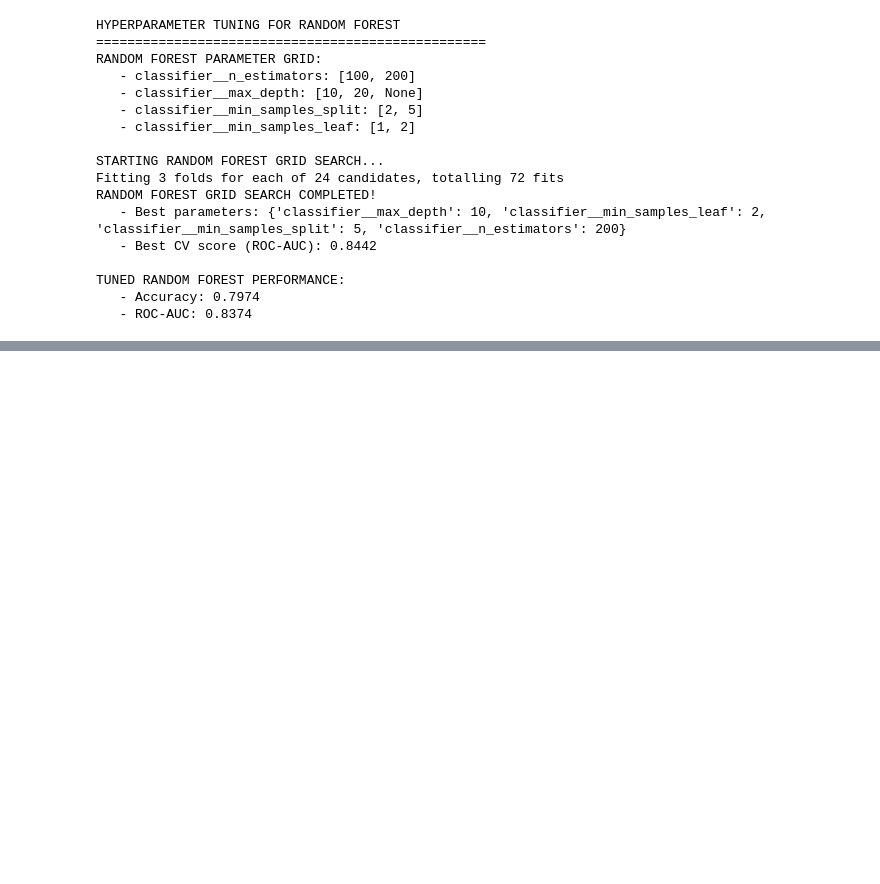
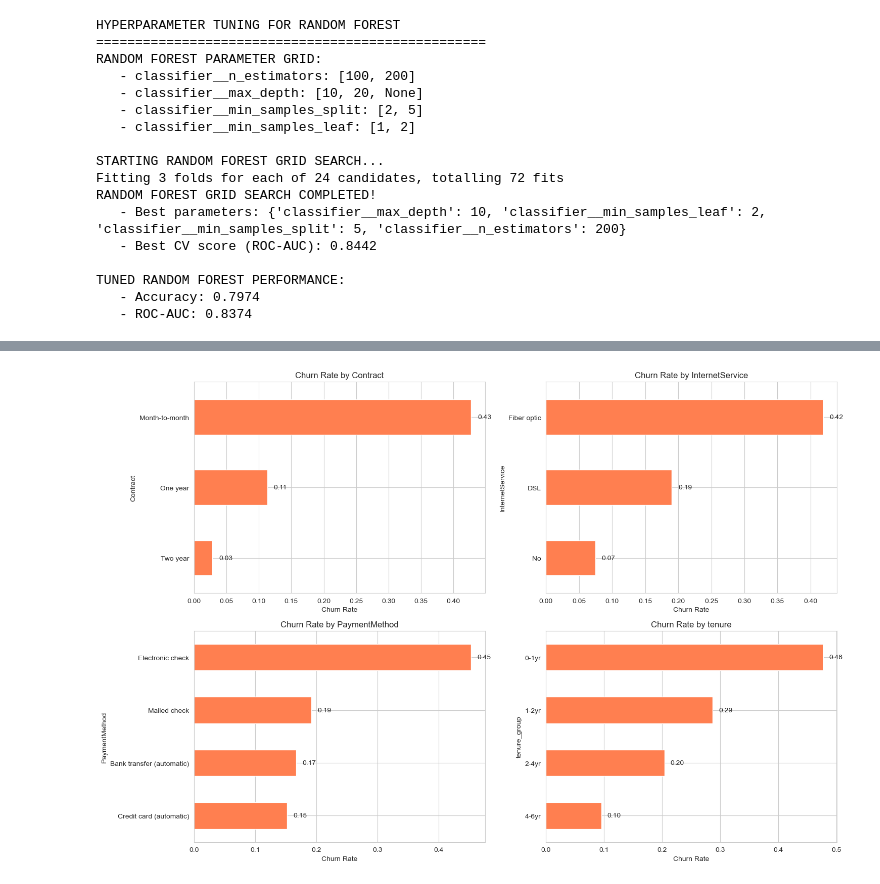
Before and after one commit to MariaImran2023/Telco-customer-churn, a Jupyter notebook: telco_churn_notebook.ipynb, the cells around one changed output, grey strips where cells are left out. Cells and saved outputs as stored; diff of their text form; code cells hidden in the pictures; blank space fills up the shorter version.

Commit message:
business insights, recommendations and results

```diff
--- a/telco_churn_notebook.ipynb
+++ b/telco_churn_notebook.ipynb
@@ -709,0 +801,90 @@ for model, model_type in model_types.items():
+# %%
+print("BUSINESS INSIGHTS AND RECOMMENDATIONS")
+print("=" * 50)
+
+print("1. KEY DRIVERS OF CUSTOMER CHURN:")
+top_features = feature_importance_df.head(5)
+for idx, row in top_features.iterrows():
+    print(f"   - {row['feature']}: {row['importance']:.3f}")
+
+print("\n2. HIGH-RISK CUSTOMER SEGMENTS:")
+high_risk_features = ['Contract', 'InternetService', 'PaymentMethod', 'tenure']
+
+plt.figure(figsize=(15, 10))
+
+for i, feature in enumerate(high_risk_features, 1):
+    plt.subplot(2, 2, i)
+
+    if feature == 'tenure':
+        df_model['tenure_group'] = pd.cut(df_model['tenure'],
+                                        bins=[0, 12, 24, 48, 72, 100],
+                                        labels=['0-1yr', '1-2yr', '2-4yr', '4-6yr', '6+yr'])
+        churn_data = df_model.groupby('tenure_group')['Churn'].mean()
+    else:
+        churn_data = df_model.groupby(feature)['Churn'].mean()
+
+    churn_data = churn_data.dropna().sort_values(ascending=True)
+
+    if len(churn_data) > 0:
+        bars = churn_data.plot(kind='barh', color='coral')
+        plt.title(f'Churn Rate by {feature}')
+        plt.xlabel('Churn Rate')
+
+        for j, (category, churn_rate) in enumerate(churn_data.items()):
+            if pd.notna(churn_rate) and np.isfinite(churn_rate):
+                plt.text(churn_rate + 0.01, j, f'{churn_rate:.2f}', va='center')
+    else:
+        plt.text(0.5, 0.5, 'No data available', ha='center', va='center', transform=plt.gca().transAxes)
+        plt.title(f'Churn Rate by {feature} (No Data)')
+
+plt.tight_layout()
+plt.show()
+
+print("\nHIGHEST RISK CUSTOMER SEGMENTS:")
+high_risk_segments = []
+
+contract_churn = df_model.groupby('Contract')['Churn'].mean()
+if len(contract_churn) > 0:
+    highest_contract = contract_churn.idxmax()
+    highest_contract_rate = contract_churn.max()
+    high_risk_segments.append(f"Contract: {highest_contract} ({highest_contract_rate:.1%})")
+
+# Internet service
+internet_churn = df_model.groupby('InternetService')['Churn'].mean()
+if len(internet_churn) > 0:
+    highest_internet = internet_churn.idxmax()
+    highest_internet_rate = internet_churn.max()
+    high_risk_segments.append(f"Internet: {highest_internet} ({highest_internet_rate:.1%})")
+
+# Payment method
+payment_churn = df_model.groupby('PaymentMethod')['Churn'].mean()
+if len(payment_churn) > 0:
+    highest_payment = payment_churn.idxmax()
+    highest_payment_rate = payment_churn.max()
+    high_risk_segments.append(f"Payment: {highest_payment} ({highest_payment_rate:.1%})")
+
+# Tenure (low tenure)
+low_tenure_churn = df_model[df_model['tenure'] <= 12]['Churn'].mean()
+high_risk_segments.append(f"Tenure ≤ 12 months: {low_tenure_churn:.1%}")
+
+for i, segment in enumerate(high_risk_segments, 1):
+    print(f"   {i}. {segment}")
+
+print("\n3. 🚀 ACTIONABLE RECOMMENDATIONS:")
+recommendations = [
+    "Focus retention efforts on customers with Month-to-month contracts",
+    "Improve service quality for Fiber optic internet customers",
+    "Review and optimize electronic check payment processes",
+    "Implement proactive outreach for customers with tenure < 12 months",
+    "Develop loyalty programs for long-tenure customers"
+]
+
+for i, rec in enumerate(recommendations, 1):
+    print(f"   {i}. {rec}")
+
+print(f"\nPREDICTION CONFIDENCE:")
+print(f"   - Best model achieves {best_rf_accuracy:.1%} accuracy")
+print(f"   - ROC-AUC of {best_rf_roc_auc:.3f} indicates good predictive power")
+print(f"   - Model can reliably identify {len(y_test[y_test==1])} out of {len(y_test)} churners in test set")
+print(f"   - Total models tested: 4 different machine learning algorithms")
+# %% [output]
@@ -709,0 +901 @@ for model, model_type in model_types.items():
+[figure, added]
```
Also changed, not shown: parts of 4 cells of this notebook.
